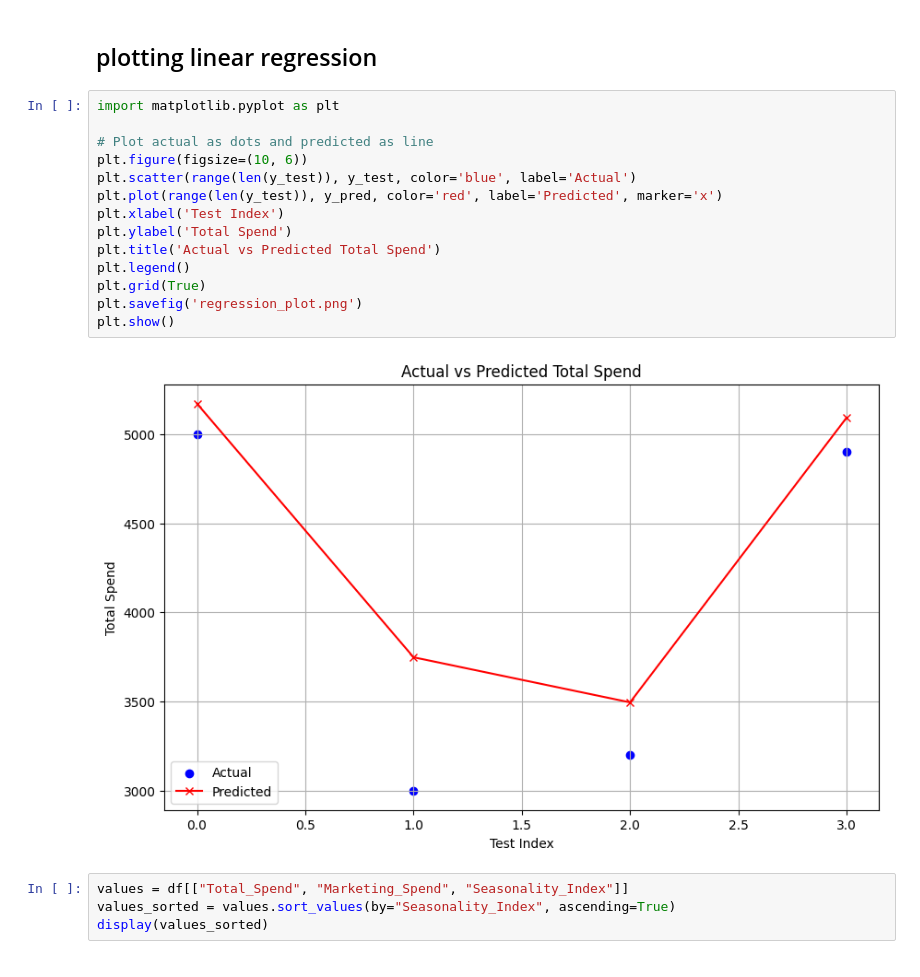
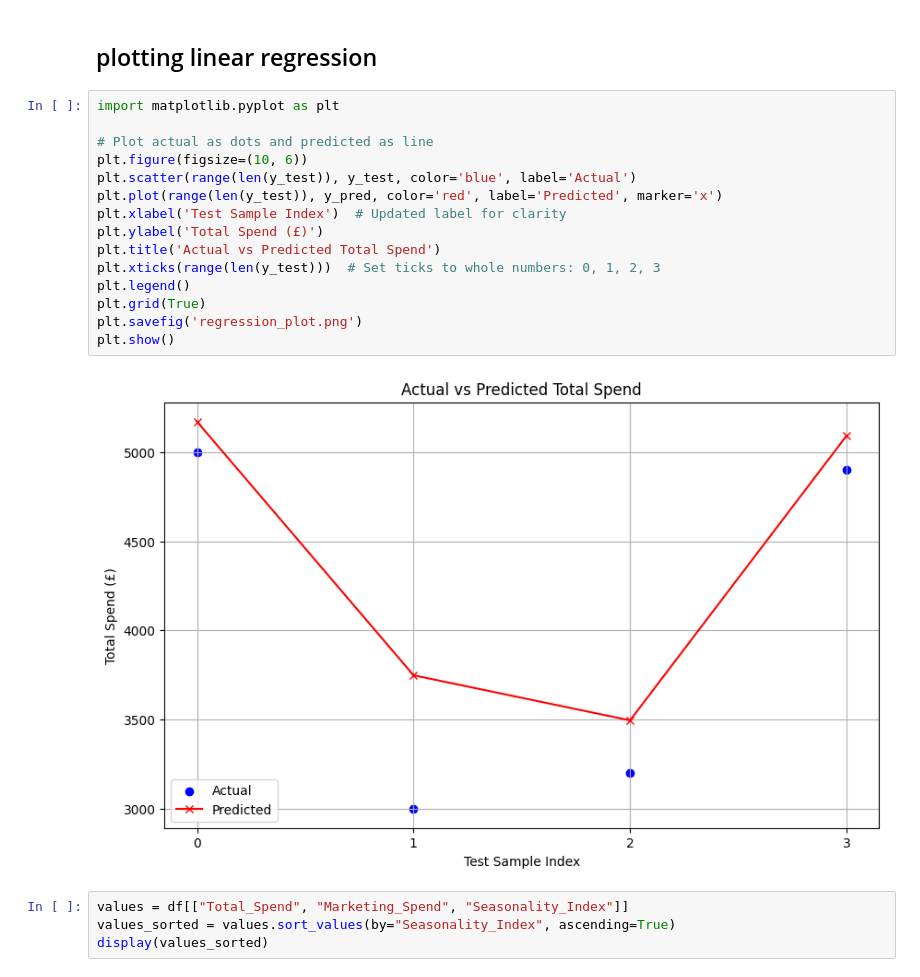
Before and after one commit to tahae02/Week-3-Advanced-Data-Analysis-Techniques-and-Business-Insights, a Jupyter notebook: Week_3_Advanced_Data_Analysis_Techniques_and_Business_Insights.ipynb, the cells around one changed output. Drawn from its saved outputs; the diff is of its cells as text.

```diff
--- a/Week_3_Advanced_Data_Analysis_Techniques_and_Business_Insights.ipynb
+++ b/Week_3_Advanced_Data_Analysis_Techniques_and_Business_Insights.ipynb
@@ -126,19 +89,20 @@ plotting the linear regression
 # %%
 import matplotlib.pyplot as plt
 
 # Plot actual as dots and predicted as line
 plt.figure(figsize=(10, 6))
 plt.scatter(range(len(y_test)), y_test, color='blue', label='Actual')
 plt.plot(range(len(y_test)), y_pred, color='red', label='Predicted', marker='x')
-plt.xlabel('Test Index')
-plt.ylabel('Total Spend')
+plt.xlabel('Test Sample Index')  # Updated label for clarity
+plt.ylabel('Total Spend (£)')
 plt.title('Actual vs Predicted Total Spend')
+plt.xticks(range(len(y_test)))  # Set ticks to whole numbers: 0, 1, 2, 3
 plt.legend()
 plt.grid(True)
 plt.savefig('regression_plot.png')
 plt.show()
 # %% [output]
-[figure, old version]
+[figure, new version]
 # %%
 values = df[["Total_Spend", "Marketing_Spend", "Seasonality_Index"]]
 values_sorted = values.sort_values(by="Seasonality_Index", ascending=True)
```
Also changed, not shown: parts of 24 cells of this notebook.
